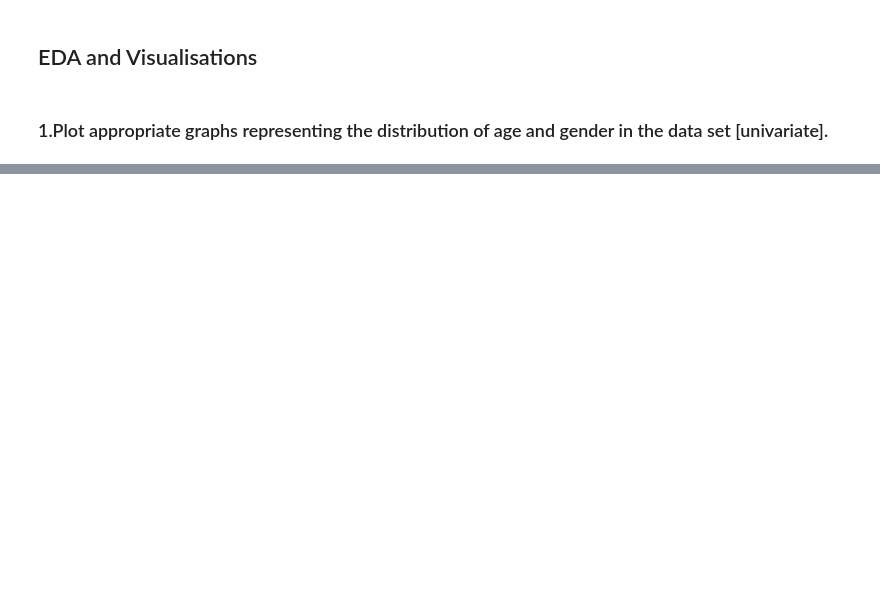
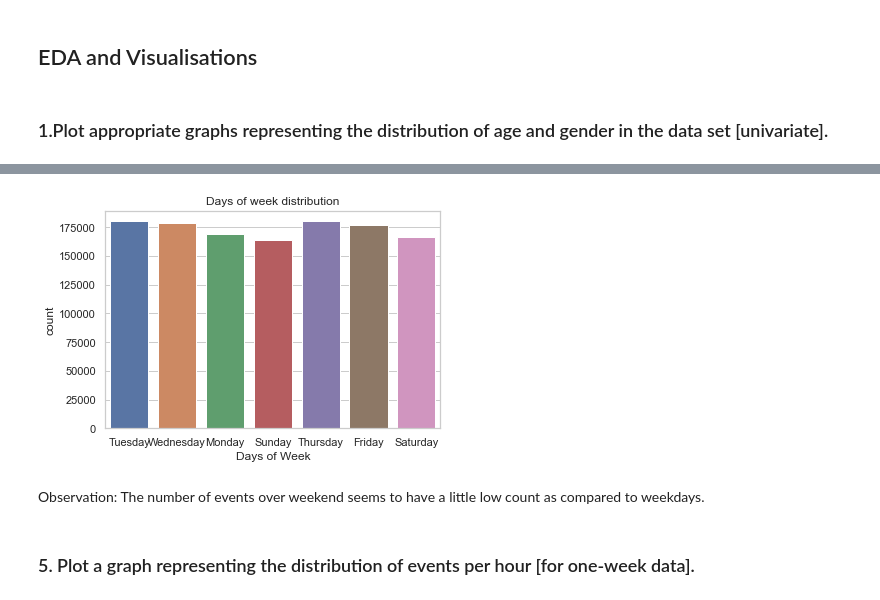
Before and after one commit to SinghChandrabhan/capstone, a Jupyter notebook: 1_Initial/initial.ipynb, the cells around one changed output, grey strips where cells are left out. Cells and saved outputs as stored; diff of their text form; code cells hidden in the pictures; blank space fills up the shorter version.

```diff
--- a/1_Initial/initial.ipynb
+++ b/1_Initial/initial.ipynb
@@ -123,0 +193,11 @@ plt.show()
+# %%
+sns.countplot(data=df_event, x= 'week_day')
+plt.title('Days of week distribution')
+plt.xlabel('Days of Week')
+plt.show()
+# %% [output]
+[figure, added]
+# %% [markdown]
+Observation: The number of events over weekend seems to have a little low count as compared to weekdays.
+# %% [markdown]
+### 5. Plot a graph representing the distribution of events per hour [for one-week data].
```
Also changed, not shown: parts of 76 cells of this notebook, 3 other files.
